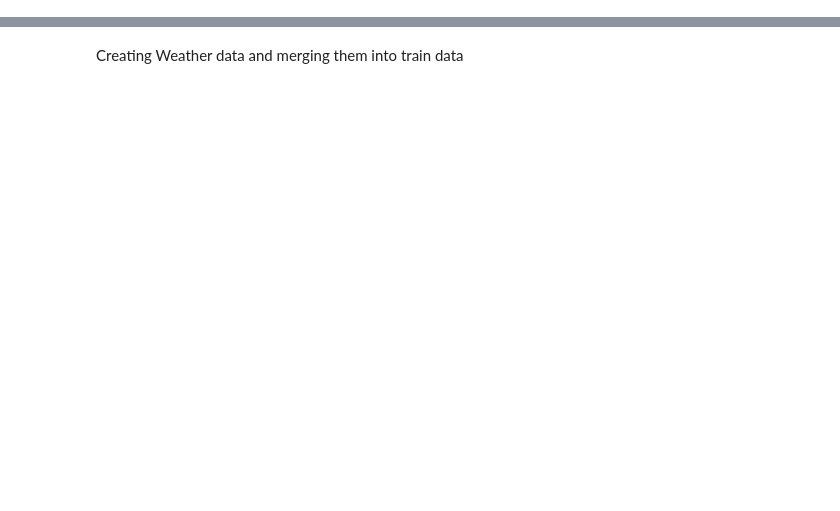
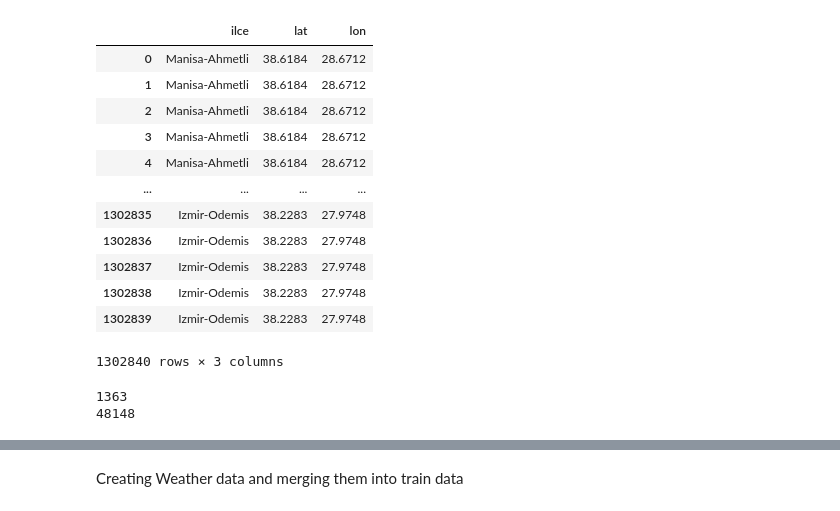
Before and after one commit to linaund1000/gdz-datathon, a Jupyter notebook: data_generation-emre.ipynb, the cells around one changed output, grey strips where cells are left out. Cells and saved outputs as stored; diff of their text form; code cells hidden in the pictures; blank space fills up the shorter version.

```diff
--- a/data_generation-emre.ipynb
+++ b/data_generation-emre.ipynb
@@ -37,23 +37,44 @@ def create_unique_id(df):
 # %%
 from datetime import datetime
 train= pd.read_csv("train.csv")
 test = pd.read_csv("test.csv")
 sample_submission = pd.read_csv("sample_submission.csv")
 weather = pd.read_csv("weather.csv")
 holidays = pd.read_csv("holidays.csv")
 
 # "date" sütununu "tarih" olarak değiştirme
 weather.rename(columns={"date": "tarih"}, inplace=True)
 weather.rename(columns={"name": "ilce"}, inplace=True)
 
-print(weather.keys)
-# Tüm ilçe isimlerini küçük harfe dönüştür
-weather["ilce"] = weather["ilce"].str.lower()
-train["ilce"] = train["ilce"].str.lower()
-test["ilce"] = test["ilce"].str.lower()
 
-print(len(test))
-print(len(train))
+citylatlong = weather[['ilce', 'lat', 'lon']]
+citylatlong
+# %% [output]
+|  | ilce | lat | lon |
+| 0 | Manisa-Ahmetli | 38.6184 | 28.6712 |
+| 1 | Manisa-Ahmetli | 38.6184 | 28.6712 |
+| 2 | Manisa-Ahmetli | 38.6184 | 28.6712 |
+| 3 | Manisa-Ahmetli | 38.6184 | 28.6712 |
+| 4 | Manisa-Ahmetli | 38.6184 | 28.6712 |
+| ... | ... | ... | ... |
+| 1302835 | Izmir-Odemis | 38.2283 | 27.9748 |
+| 1302836 | Izmir-Odemis | 38.2283 | 27.9748 |
+| 1302837 | Izmir-Odemis | 38.2283 | 27.9748 |
+| 1302838 | Izmir-Odemis | 38.2283 | 27.9748 |
+| 1302839 | Izmir-Odemis | 38.2283 | 27.9748 |
+1302840 rows × 3 columns
+# %%
+
+# Tüm ilçe isimlerini küçük harfe dönüştür
+weather["ilce"] = weather["ilce"].str.lower()
+train["ilce"] = train["ilce"].str.lower()
+test["ilce"] = test["ilce"].str.lower()
+
+print(len(test))
+print(len(train))
+# %% [output]
+1363
+48148
 # %%
 holidays = pd.read_csv('holidays.csv')
 holidays.columns =['year', 'month' ,'day' , 'holiday']
```
Also changed, not shown: parts of 19 cells of this notebook, 1 other file.
